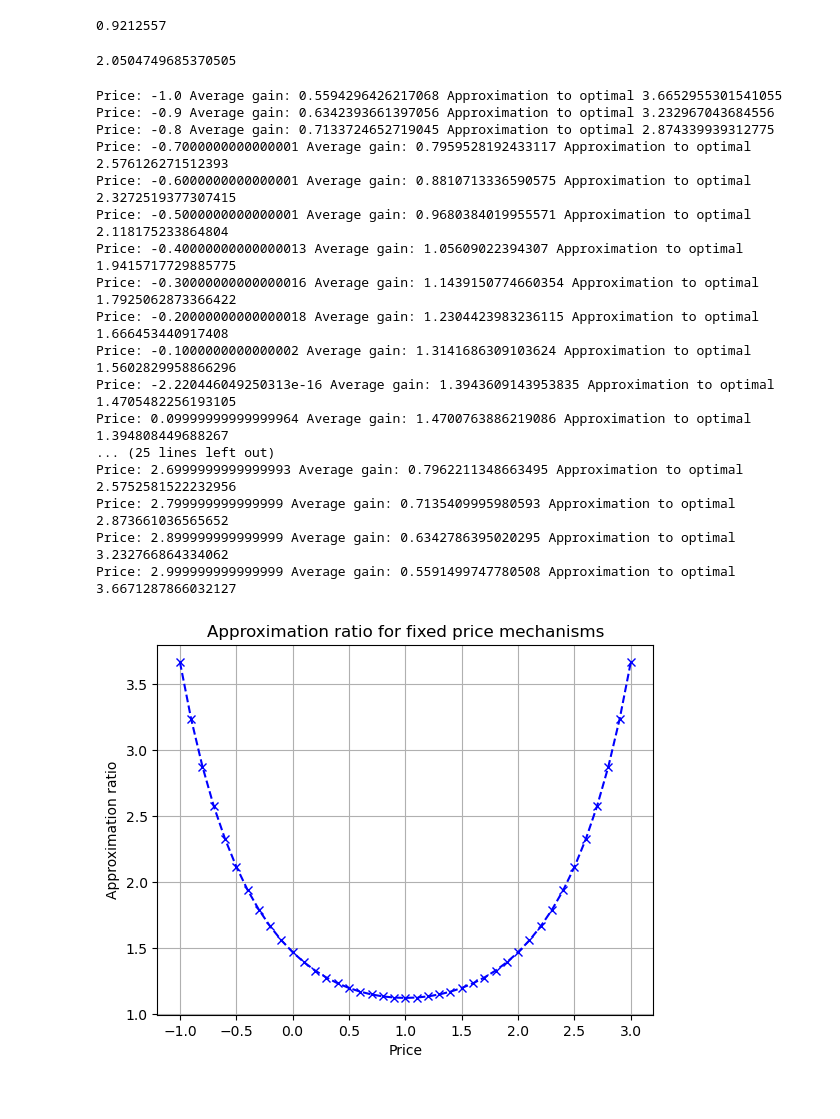
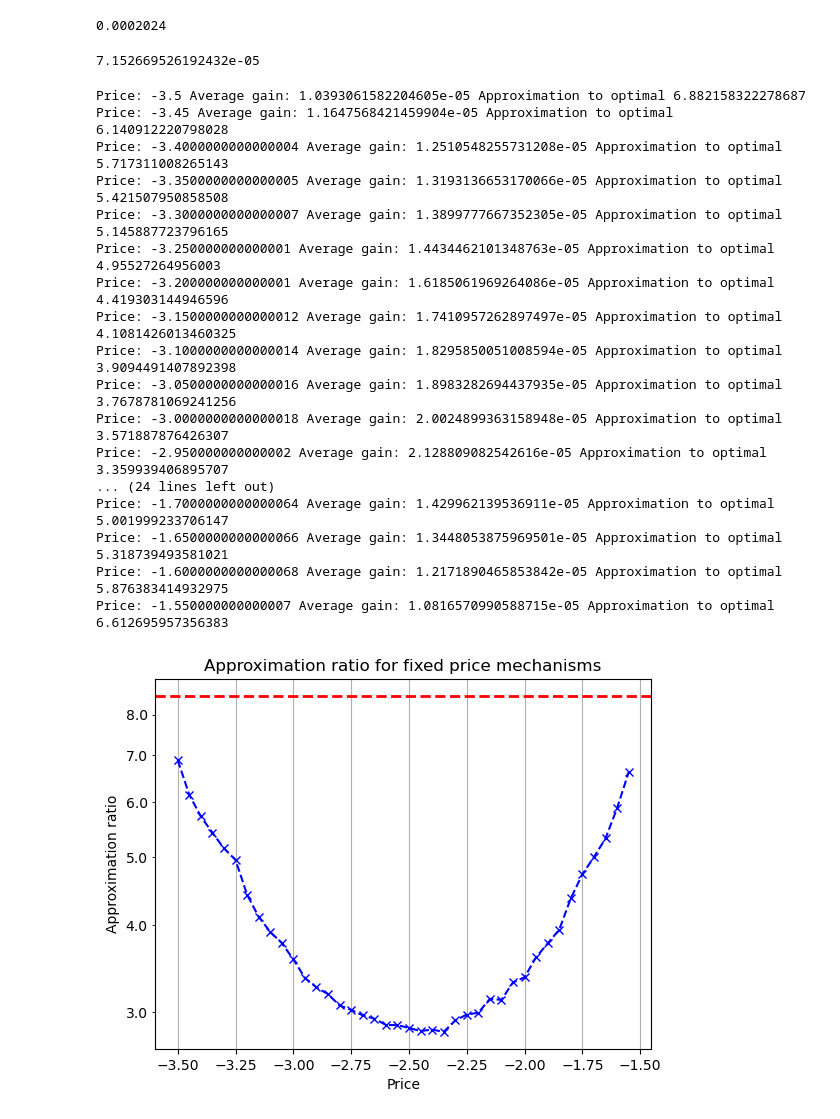
Before and after one commit to gtyrovolas/optimal-gain-from-trade, a Jupyter notebook: gain-from-trade.ipynb, the cells around one changed output. Cells and saved outputs as stored; diff of their text form; code cells hidden in the pictures.

```diff
--- a/gain-from-trade.ipynb
+++ b/gain-from-trade.ipynb
@@ -6,6 +7,6 @@ import numpy as np
 # %%
-SAMPLES = 10 ** 6
+SAMPLES = 10 ** 7
 # %%
-buyer_mean = 2
+buyer_mean = -5
 buyer_values = np.random.normal(loc=buyer_mean, size=SAMPLES)
 seller_values = np.random.normal(size=SAMPLES)
@@ -14,15 +13,17 @@ prices = np.arange(min(buyer_mean, 0) - 1, max(0, buyer_mean) + 1.1, 0.1)
+# %%
+prices = np.arange(-3.5, -1.5, 0.05)
 # %%
 value_difference = buyer_values - seller_values
 optimal_gain_from_trade = np.where(value_difference < 0, 0, value_difference)
 probability_of_trade_happening = np.sum(optimal_gain_from_trade > 0) / len(optimal_gain_from_trade)
 probability_of_trade_happening
 # %% [output]
-0.9212557
+0.0002024
 # %%
 expected_optimal_gain_from_trade = np.average(optimal_gain_from_trade)
 expected_optimal_gain_from_trade
 # %% [output]
-2.0504749685370505
+7.152669526192432e-05
 # %%
 gain_from_mechs = {}
 
@@ -41,37 +42,40 @@ for price, v in gain_from_mechs.items():
     visualise_results.append((price, ratio_of_expected_gain))
     print("Price:", price, "Average gain:", average_gain_from_trade, "Approximation to optimal", ratio_of_expected_gain)
 # %% [output]
-Price: -1.0 Average gain: 0.5594296426217068 Approximation to optimal 3.6652955301541055
-Price: -0.9 Average gain: 0.6342393661397056 Approximation to optimal 3.232967043684556
-Price: -0.8 Average gain: 0.7133724652719045 Approximation to optimal 2.874339939312775
-Price: -0.7000000000000001 Average gain: 0.7959528192433117 Approximation to optimal 2.576126271512393
-Price: -0.6000000000000001 Average gain: 0.8810713336590575 Approximation to optimal 2.3272519377307415
-Price: -0.5000000000000001 Average gain: 0.9680384019955571 Approximation to optimal 2.118175233864804
-Price: -0.40000000000000013 Average gain: 1.05609022394307 Approximation to optimal 1.9415717729885775
-Price: -0.30000000000000016 Average gain: 1.1439150774660354 Approximation to optimal 1.7925062873366422
-Price: -0.20000000000000018 Average gain: 1.2304423983236115 Approximation to optimal 1.666453440917408
-Price: -0.1000000000000002 Average gain: 1.3141686309103624 Approximation to optimal 1.5602829958866296
-Price: -2.220446049250313e-16 Average gain: 1.3943609143953835 Approximation to optimal 1.4705482256193105
-Price: 0.09999999999999964 Average gain: 1.4700763886219086 Approximation to optimal 1.394808449688267
-... (25 lines left out)
-Price: 2.6999999999999993 Average gain: 0.7962211348663495 Approximation to optimal 2.5752581522232956
-Price: 2.799999999999999 Average gain: 0.7135409995980593 Approximation to optimal 2.873661036565652
-Price: 2.899999999999999 Average gain: 0.6342786395020295 Approximation to optimal 3.232766864334062
-Price: 2.999999999999999 Average gain: 0.5591499747780508 Approximation to optimal 3.6671287866032127
+Price: -3.5 Average gain: 1.0393061582204605e-05 Approximation to optimal 6.882158322278687
+Price: -3.45 Average gain: 1.1647568421459904e-05 Approximation to optimal 6.140912220798028
+Price: -3.4000000000000004 Average gain: 1.2510548255731208e-05 Approximation to optimal 5.717311008265143
+Price: -3.3500000000000005 Average gain: 1.3193136653170066e-05 Approximation to optimal 5.421507950858508
+Price: -3.3000000000000007 Average gain: 1.3899777667352305e-05 Approximation to optimal 5.145887723796165
+Price: -3.250000000000001 Average gain: 1.4434462101348763e-05 Approximation to optimal 4.95527264956003
+Price: -3.200000000000001 Average gain: 1.6185061969264086e-05 Approximation to optimal 4.419303144946596
+Price: -3.1500000000000012 Average gain: 1.7410957262897497e-05 Approximation to optimal 4.1081426013460325
+Price: -3.1000000000000014 Average gain: 1.8295850051008594e-05 Approximation to optimal 3.9094491407892398
+Price: -3.0500000000000016 Average gain: 1.8983282694437935e-05 Approximation to optimal 3.7678781069241256
+Price: -3.0000000000000018 Average gain: 2.0024899363158948e-05 Approximation to optimal 3.571887876426307
+Price: -2.950000000000002 Average gain: 2.128809082542616e-05 Approximation to optimal 3.359939406895707
+... (24 lines left out)
+Price: -1.7000000000000064 Average gain: 1.429962139536911e-05 Approximation to optimal 5.001999233706147
+Price: -1.6500000000000066 Average gain: 1.3448053875969501e-05 Approximation to optimal 5.318739493581021
+Price: -1.6000000000000068 Average gain: 1.2171890465853842e-05 Approximation to optimal 5.876383414932975
+Price: -1.550000000000007 Average gain: 1.0816570990588715e-05 Approximation to optimal 6.612695957356383
 # %%
 x, y = zip(*visualise_results)
 plt.plot(x, y,  marker='x', linestyle='--', color='b')
 
 plt.xlabel('Price')
 plt.ylabel('Approximation ratio')
 plt.title('Approximation ratio for fixed price mechanisms')
 
-#plt.yscale('log')
+plt.yscale('log')
+plt.gca().yaxis.set_major_formatter(ticker.ScalarFormatter())
+plt.gca().yaxis.set_minor_formatter(ticker.ScalarFormatter())
+plt.gca().ticklabel_format(style='plain', axis='y')
 
-# asymptotically_optimal = math.log(1 / probability_of_trade_happening)
-# plt.axhline(y=asymptotically_optimal, color='red', linestyle='--', linewidth=2, label='Asymptotically optimal')
+asymptotically_optimal = 4 * math.log(2 / probability_of_trade_happening)
+plt.axhline(y=asymptotically_optimal, color='red', linestyle='--', linewidth=2, label='Asymptotically optimal')
 
 plt.grid(True)
 plt.show()
 # %% [output]
-[figure, old version]
+[figure, new version]
```
Also changed, not shown: parts of 2 cells of this notebook.
